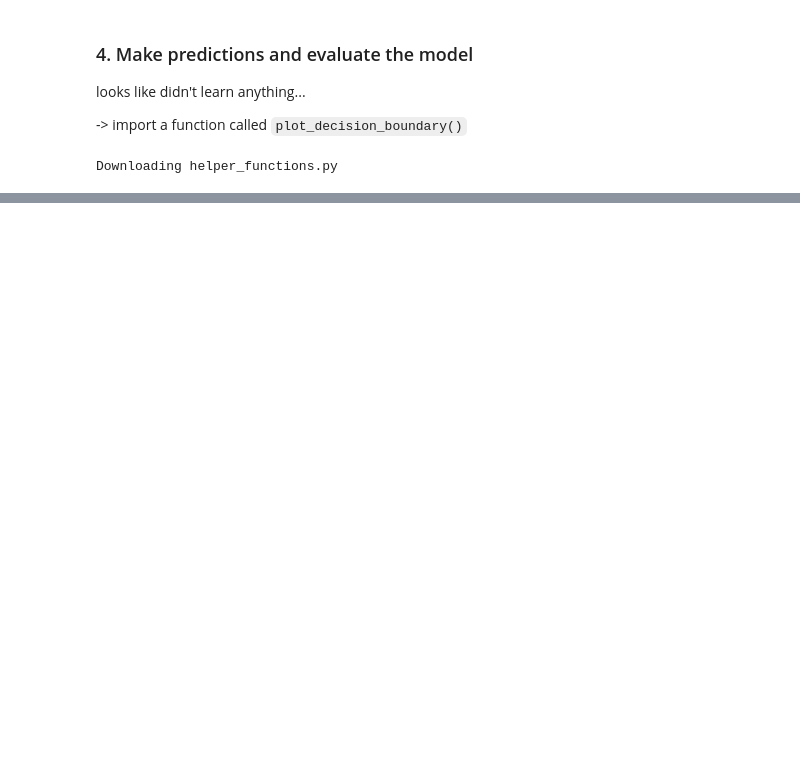
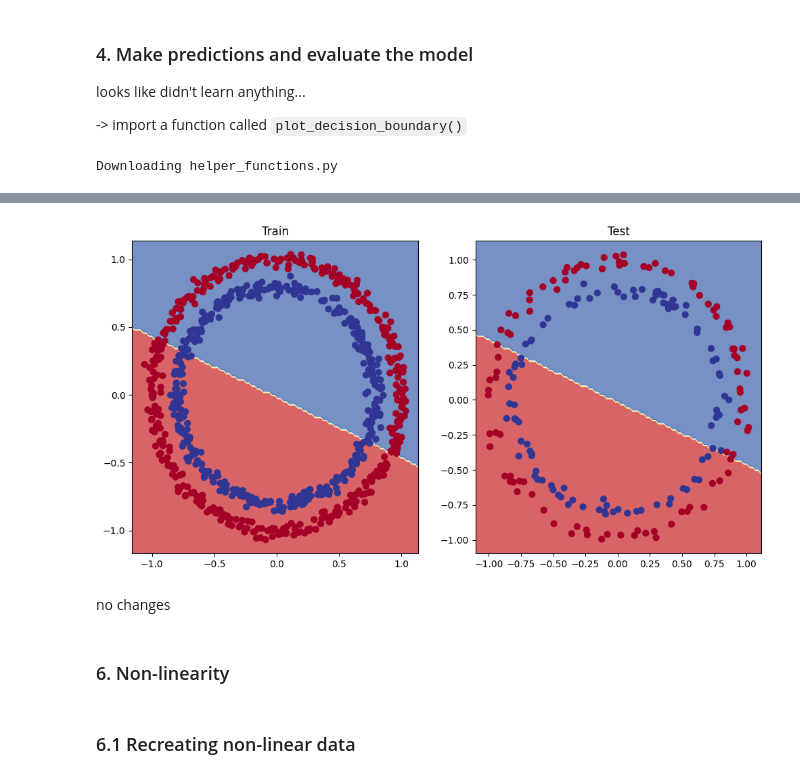
Before and after one commit to ZyWang7/PyTorch-for-DL-ML, a Jupyter notebook: 02_Neural_Network_Classification.ipynb, the cells around one changed output, grey strips where cells are left out. Cells and saved outputs as stored; diff of their text form; code cells hidden in the pictures; blank space fills up the shorter version.

Commit message:
Try to improve the model and create a non-linear model

```diff
--- a/02_Neural_Network_Classification.ipynb
+++ b/02_Neural_Network_Classification.ipynb
@@ -392,0 +400,17 @@ plot_decision_boundary(model_0, X_test, y_test)
+# %%
+class CircleModelV1(nn.Module):
+    def __init__(self):
+        super().__init__()
+
+        # add more hidden units
+        self.layer_1 = nn.Linear(in_features=2, out_features=10)
+        self.layer_2 = nn.Linear(in_features=10, out_features=10)
+        # add more layers
+        self.layer_3 = nn.Linear(in_features=10, out_features=1)
+
+    def forward(self, x):
+        # x -> layer_1 -> layer_2 -> layer_3 -> output
+        return self.layer_3(self.layer_2(self.layer_1(x)))
+# %%
+model_1 = CircleModelV1().to(device)
+model_1
@@ -392,0 +423,6 @@ plot_decision_boundary(model_0, X_test, y_test)
+# %%
+# loss function
+loss_fn = nn.BCEWithLogitsLoss()
+
+# optimizer
+optimizer = torch.optim.SGD(params=model_1.parameters(), lr=0.1)
@@ -392,0 +482,17 @@ plot_decision_boundary(model_0, X_test, y_test)
+# %%
+# plot decision boundary of the model
+plt.figure(figsize=(12, 6))
+plt.subplot(1, 2, 1)
+plt.title("Train")
+plot_decision_boundary(model_1, X_train, y_train)
+plt.subplot(1, 2, 2)
+plt.title("Test")
+plot_decision_boundary(model_1, X_test, y_test)
+# %% [output]
+[figure, added]
+# %% [markdown]
+no changes
+# %% [markdown]
+### 6. Non-linearity
+# %% [markdown]
+### 6.1 Recreating non-linear data
```
Also changed, not shown: parts of 15 cells of this notebook.
